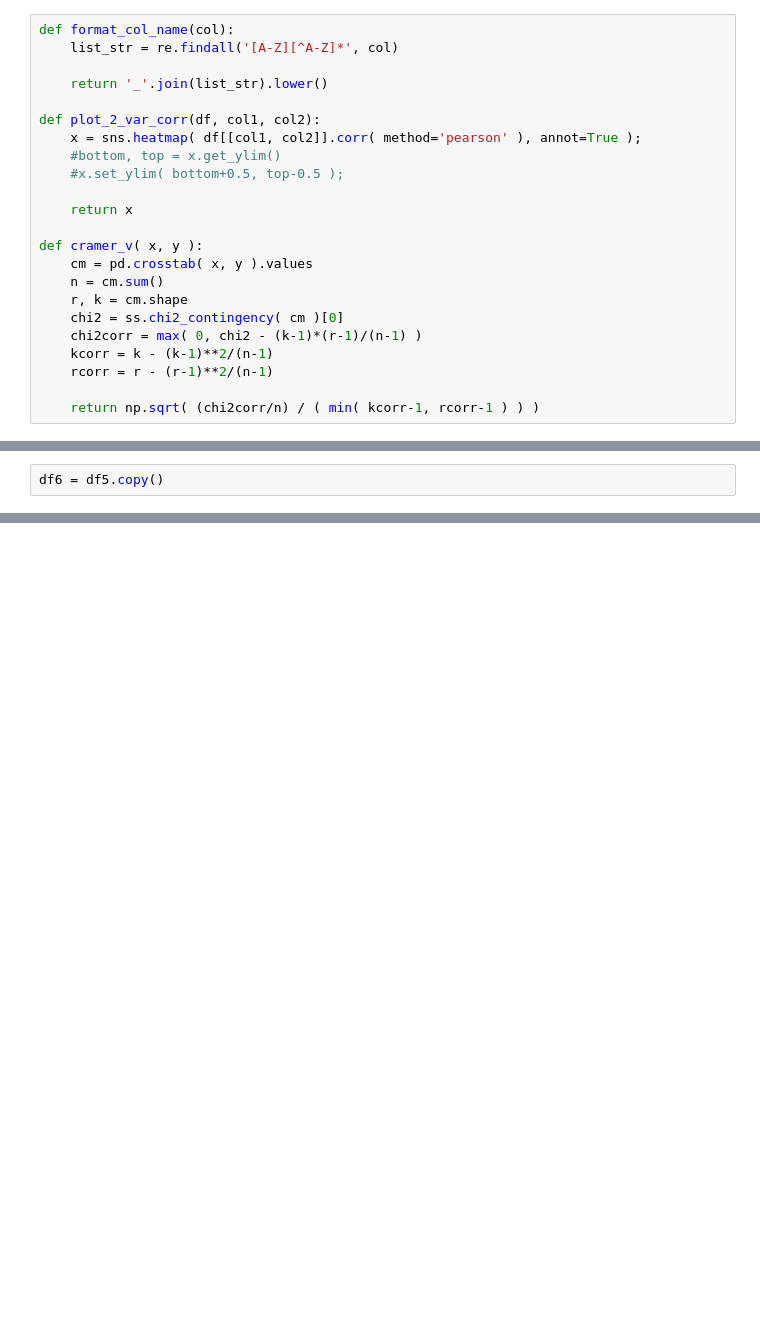
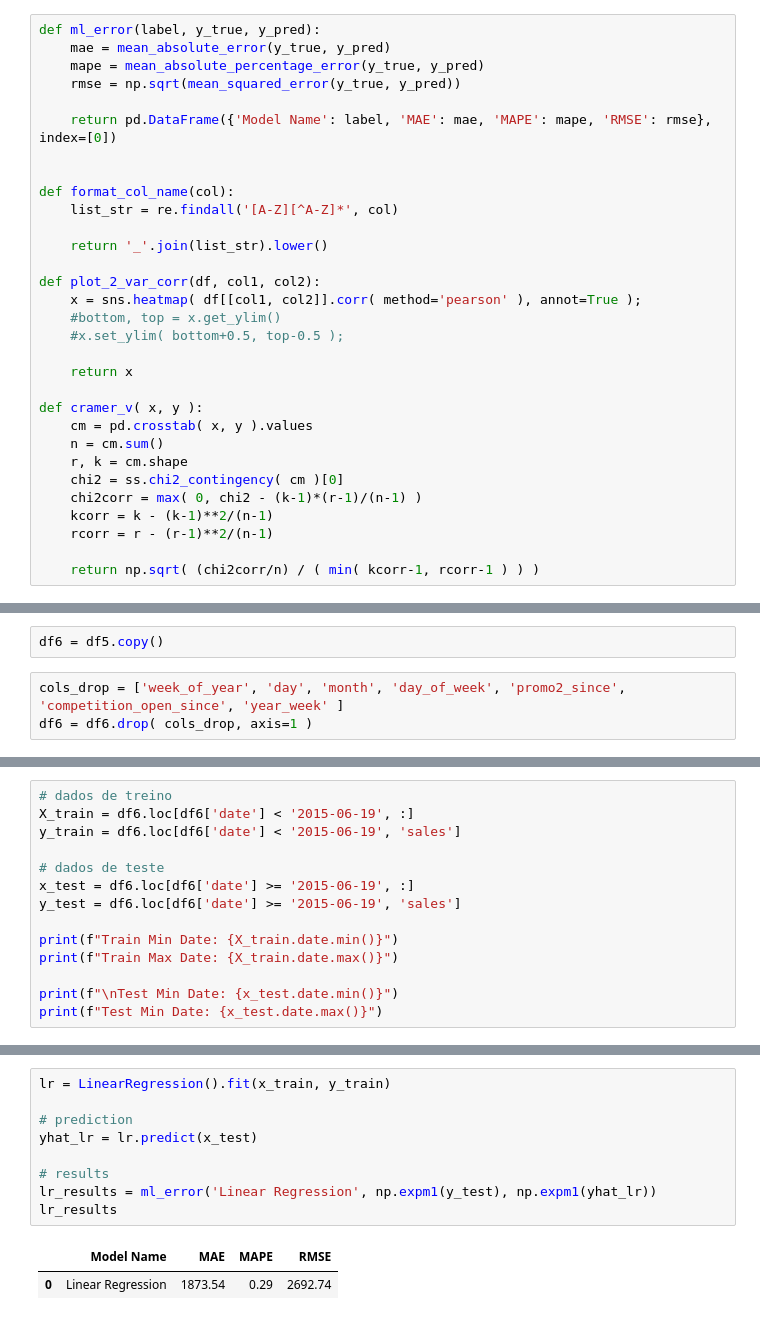
Before and after one commit to GustavoBarros11/rossmann_sales_forecast, a Jupyter notebook: ciclo1_notebook.ipynb, the cells around one changed output, grey strips where cells are left out. Cells and saved outputs as stored; diff of their text form; blank space fills up the shorter version.

```diff
--- a/ciclo1_notebook.ipynb
+++ b/ciclo1_notebook.ipynb
@@ -21,6 +26,14 @@ plt.rcParams['figure.figsize'] = (24, 12)
 # %% [markdown]
 ### 0.1) Funções Auxiliares
 # %%
+def ml_error(label, y_true, y_pred):
+    mae = mean_absolute_error(y_true, y_pred)
+    mape = mean_absolute_percentage_error(y_true, y_pred)
+    rmse = np.sqrt(mean_squared_error(y_true, y_pred))
+
+    return pd.DataFrame({'Model Name': label, 'MAE': mae, 'MAPE': mape, 'RMSE': rmse}, index=[0])
+
+
 def format_col_name(col):
     list_str = re.findall('[A-Z][^A-Z]*', col)
 
@@ -721,3 +727,6 @@ df5['week_of_year_cos'] = df5['week_of_year'].apply( lambda x: np.cos( x * ( 2.
 # 6) Seleção de Features
 # %%
 df6 = df5.copy()
+# %%
+cols_drop = ['week_of_year', 'day', 'month', 'day_of_week', 'promo2_since', 'competition_open_since', 'year_week' ]
+df6 = df6.drop( cols_drop, axis=1 )
@@ -723,0 +735,14 @@ df6 = df5.copy()
+# %%
+# dados de treino
+X_train = df6.loc[df6['date'] < '2015-06-19', :]
+y_train = df6.loc[df6['date'] < '2015-06-19', 'sales']
+
+# dados de teste
+x_test = df6.loc[df6['date'] >= '2015-06-19', :]
+y_test = df6.loc[df6['date'] >= '2015-06-19', 'sales']
+
+print(f"Train Min Date: {X_train.date.min()}")
+print(f"Train Max Date: {X_train.date.max()}")
+
+print(f"\nTest Min Date: {x_test.date.min()}")
+print(f"Test Min Date: {x_test.date.max()}")
@@ -725,0 +842,12 @@ df6 = df5.copy()
+# %%
+lr = LinearRegression().fit(x_train, y_train)
+
+# prediction
+yhat_lr = lr.predict(x_test)
+
+# results
+lr_results = ml_error('Linear Regression', np.expm1(y_test), np.expm1(yhat_lr))
+lr_results
+# %% [output]
+|  | Model Name | MAE | MAPE | RMSE |
+| 0 | Linear Regression | 1873.54 | 0.29 | 2692.74 |
```
Also changed, not shown: parts of 24 cells of this notebook.
